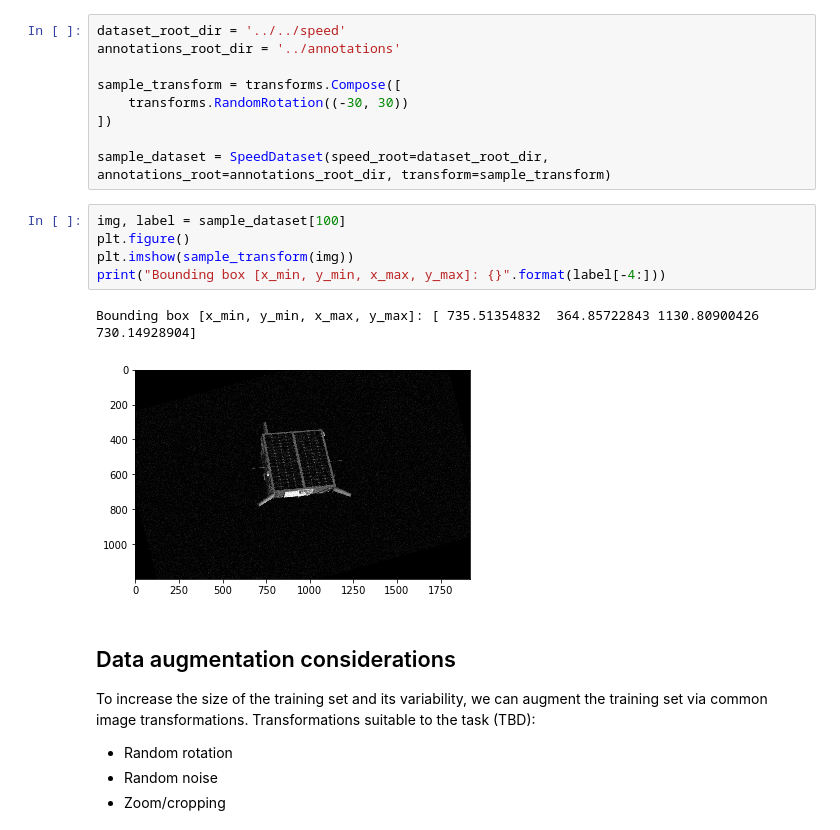
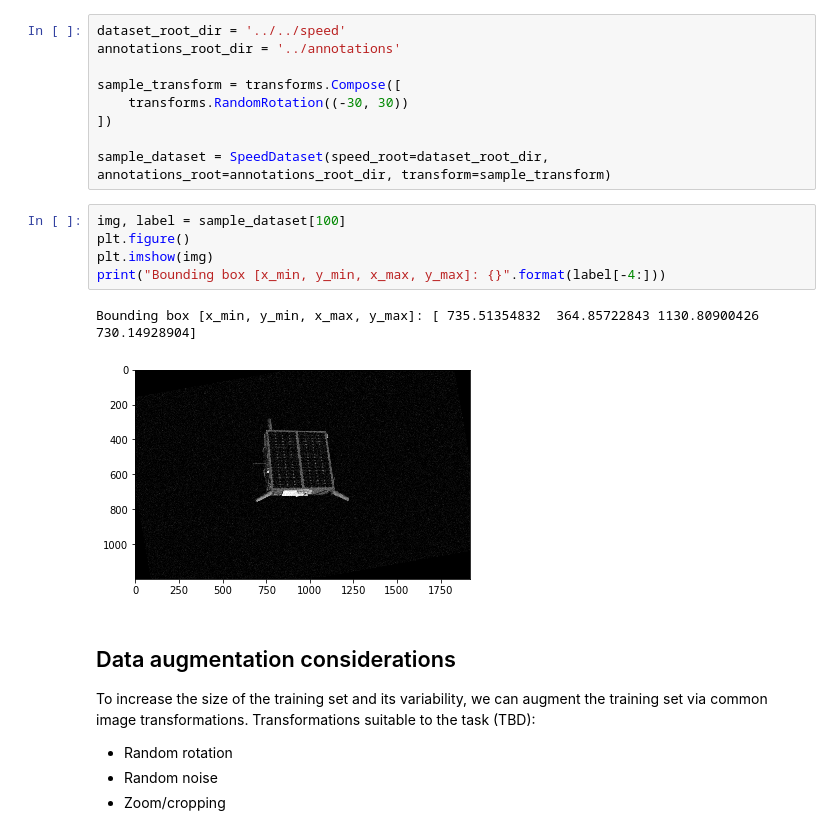
Before and after one commit to jazzalin/spacecraft-pose-estimation, a Jupyter notebook: model/model.ipynb, the cells around one changed output. Saved outputs shown, nothing was run; the diff lists cells and outputs as text.

```diff
--- a/model/model.ipynb
+++ b/model/model.ipynb
@@ -22,11 +27,11 @@ sample_dataset = SpeedDataset(speed_root=dataset_root_dir, annotations_root=anno
 # %%
 img, label = sample_dataset[100]
 plt.figure()
-plt.imshow(sample_transform(img))
+plt.imshow(img)
 print("Bounding box [x_min, y_min, x_max, y_max]: {}".format(label[-4:]))
 # %% [output]
 Bounding box [x_min, y_min, x_max, y_max]: [ 735.51354832  364.85722843 1130.80900426  730.14928904]
-[figure, old version]
+[figure, new version]
 # %% [markdown]
 ## Data augmentation considerations
 To increase the size of the training set and its variability, we can augment the training set via common image transformations. Transformations suitable to the task (TBD):
```
Also changed, not shown: parts of 16 cells of this notebook.
